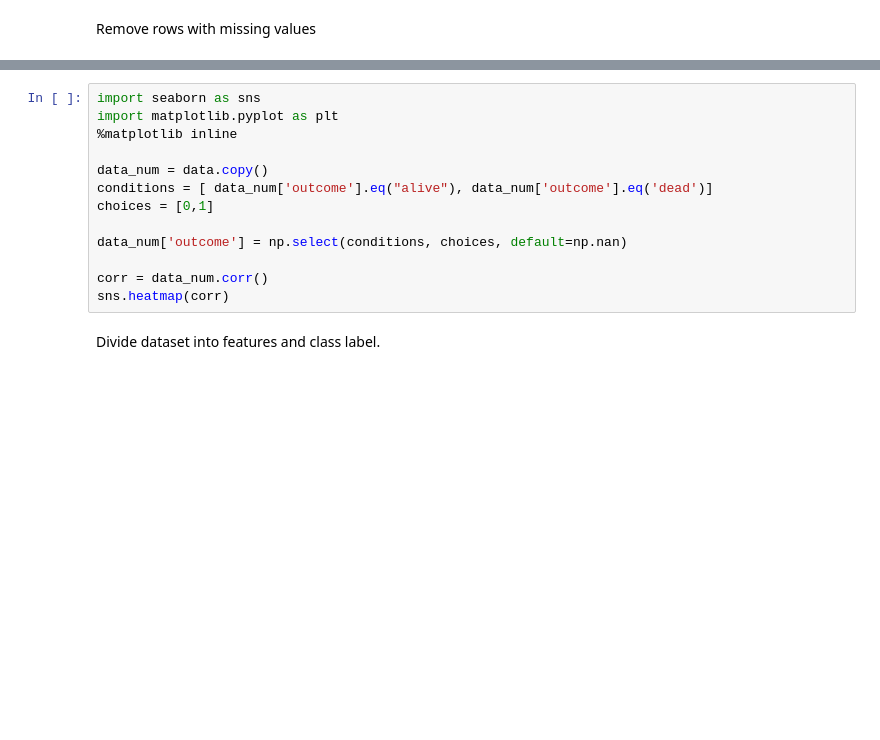
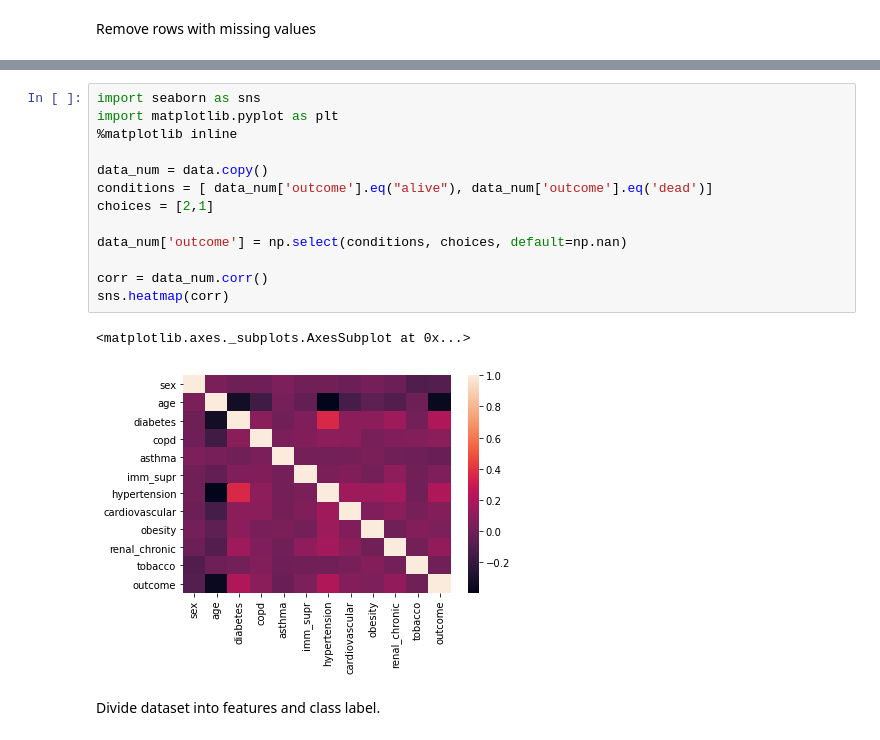
Before and after one commit to mgbarsky/ml_decision_tree_demo, a Jupyter notebook: decision_tree_algorithm.ipynb, the cells around one changed output, grey strips where cells are left out. Drawn from its saved outputs; the diff is of its cells as text; blank space fills up the shorter version.

```diff
--- a/decision_tree_algorithm.ipynb
+++ b/decision_tree_algorithm.ipynb
@@ -470,16 +490,19 @@ len(data)
 # %%
 import seaborn as sns
 import matplotlib.pyplot as plt
 %matplotlib inline
 
 data_num = data.copy()
 conditions = [ data_num['outcome'].eq("alive"), data_num['outcome'].eq('dead')]
-choices = [0,1]
+choices = [2,1]
 
 data_num['outcome'] = np.select(conditions, choices, default=np.nan)
 
 corr = data_num.corr()
 sns.heatmap(corr)
+# %% [output]
+<matplotlib.axes._subplots.AxesSubplot at 0x...>
+[figure, added]
 # %% [markdown]
 Divide dataset into features and class label.
 # %%
```
Also changed, not shown: parts of 5 cells of this notebook.
